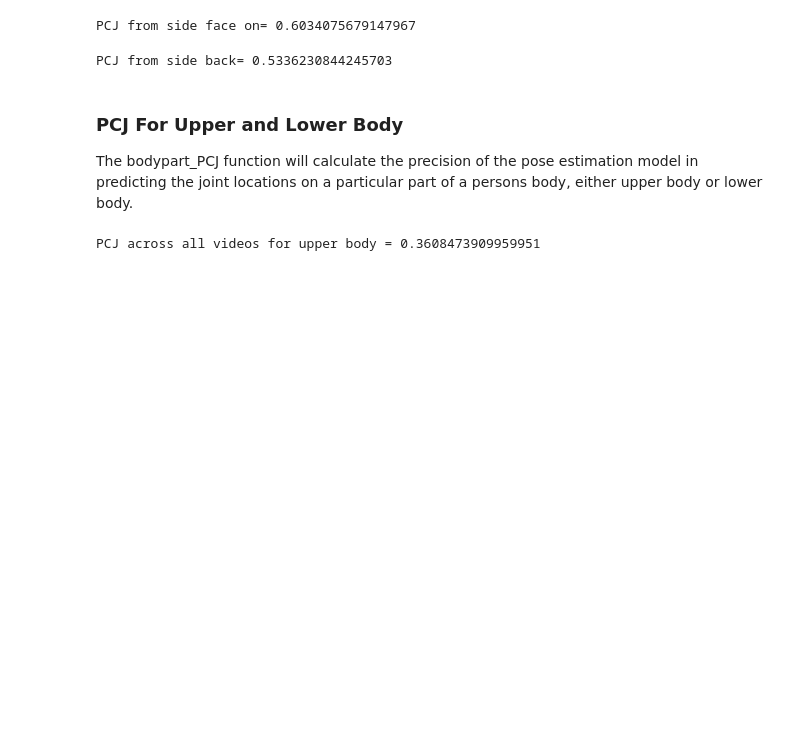
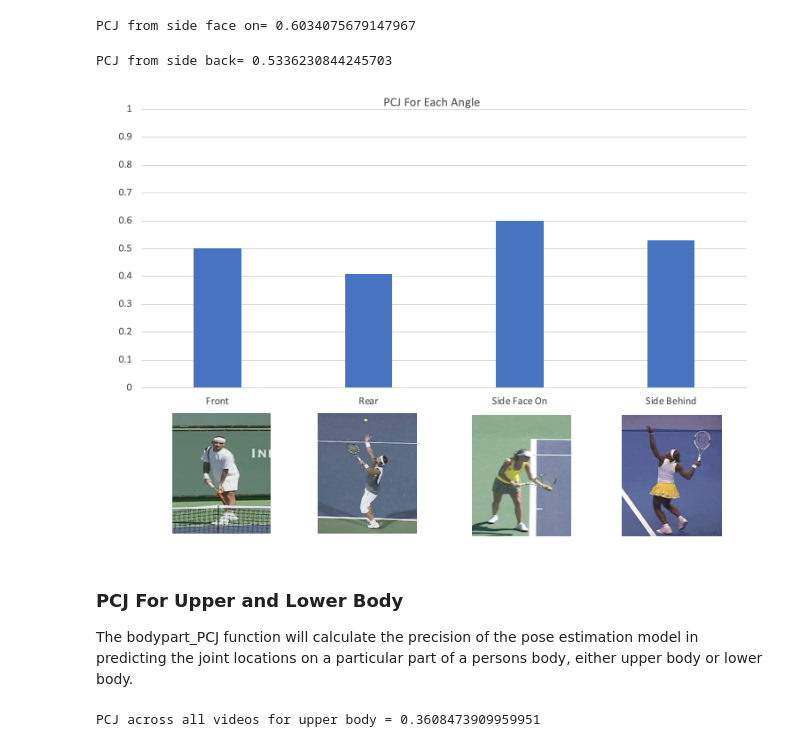
Before and after one commit to markhartnett/Final-Year-Project, a Jupyter notebook: data_analysis.ipynb, the cells around one changed output. Drawn from its saved outputs; the diff is of its cells as text; code cells hidden in the pictures; blank space fills up the shorter version.

Commit message:
Final commit, added barcharts used in report

```diff
--- a/data_analysis.ipynb
+++ b/data_analysis.ipynb
@@ -164,6 +165,10 @@ PCJ from side face on= 0.6034075679147967
 print("PCJ from side back= " + str(angle_PCJ("Side_Back")))
 # %% [output]
 PCJ from side back= 0.5336230844245703
+# %%
+Image(filename='images/angles_barchart.png')
+# %% [output]
+[figure, added]
 # %% [markdown]
 ### PCJ For Upper and Lower Body
 The bodypart_PCJ function will calculate the precision of the pose estimation model in predicting the joint locations on a particular part of a persons body, either upper body or lower body.
```
Also changed, not shown: parts of 19 cells of this notebook, 20 other files.
